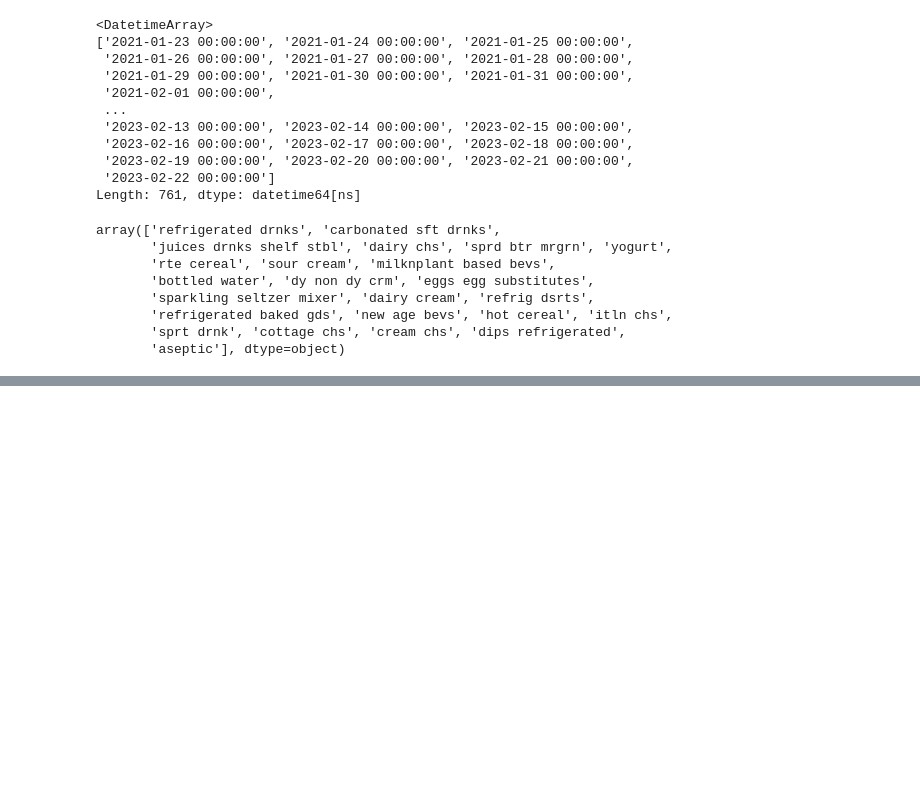
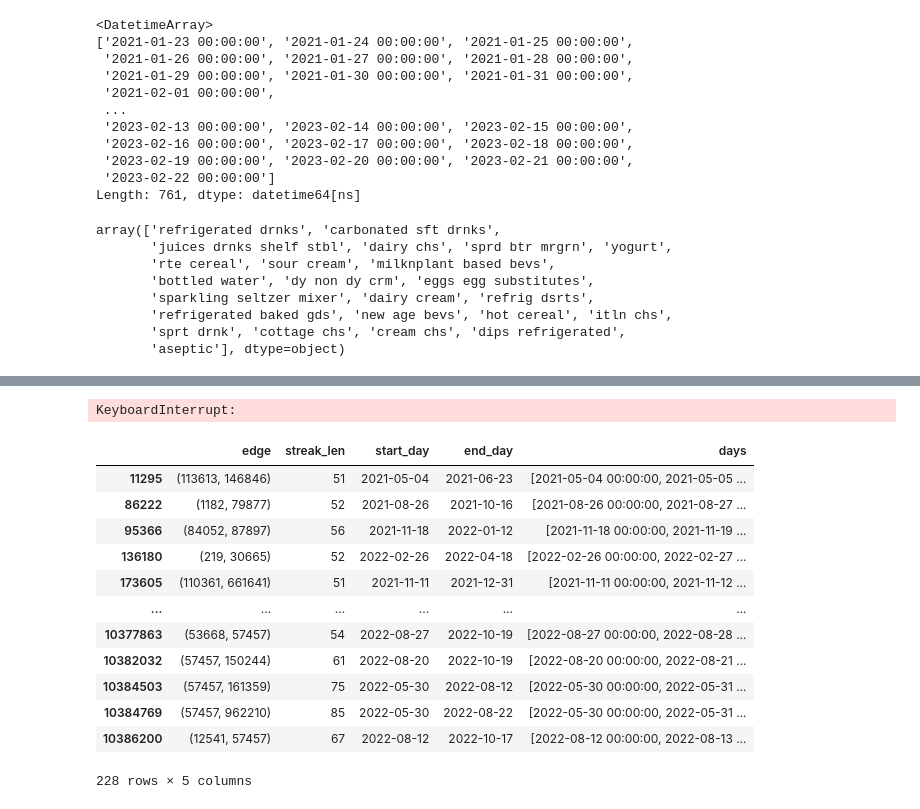
Before and after one commit to up202108724/Dissertation25-26, a Jupyter notebook: gnn_exercise.ipynb, the cells around one changed output, grey strips where cells are left out. Cells and saved outputs as stored; diff of their text form; code cells hidden in the pictures; blank space fills up the shorter version.

```diff
--- a/gnn_exercise.ipynb
+++ b/gnn_exercise.ipynb
@@ -283,33 +281,0 @@ Summary for variable A (dense adjacency):
-# %%
-
-
-# Build a per-day summary DataFrame using graphs_by_date (if available)
-if 'graphs_by_date' in globals():
-    rows = []
-    for day, data in sorted(graphs_by_date.items()):
-        # build dense adjacency for this day's graph (to_dense_adj already imported in notebook)
-        dense = to_dense_adj(data.edge_index, max_num_nodes=data.num_nodes).squeeze(0)
-        s = summarize_dense_adj(dense)
-        s["date"] = day
-        rows.append(s)
-
-    df_graph_stats = pd.DataFrame(rows).set_index("date").sort_index()
-    # show a compact set of columns
-    display_cols = ["num_nodes", "num_edges", "density", "avg_degree", "median_degree", "max_degree", "num_isolates"]
-    print("\nPer-day graph statistics (first 10 rows):")
-    display(df_graph_stats[display_cols].head(10))
-else:
-    print("graphs_by_date is not available in this environment.")
-
-# Optional: show degree distribution plot for A (requires matplotlib; will use if already available)
-try:
-    import matplotlib.pyplot as plt
-    deg = (A.clone().cpu().to(torch.float32).fill_diagonal_(0).sum(dim=1).numpy())
-    plt.figure(figsize=(6,3))
-    plt.hist(deg, bins=50)
-    plt.title("Degree distribution (A)")
-    plt.xlabel("degree")
-    plt.ylabel("count")
-    plt.show()
-except Exception:
-    pass
@@ -330,0 +424,21 @@ Per-day graph statistics (first 10 rows):
+# %%
+edge_sets = get_daily_edge_sets_item_ids(graphs_by_date_eq_units,df)  # or your other graphs
+edge_persistence = compute_edge_persistence(edge_sets, require_consecutive_days=True)
+# %% [output]
+KeyboardInterrupt:
+# %%
+edge_persistence[edge_persistence["streak_len" ]>50]
+# %% [output]
+|  | edge | streak_len | start_day | end_day | days |
+| 11295 | (113613, 146846) | 51 | 2021-05-04 | 2021-06-23 | [2021-05-04 00:00:00, 2021-05-05 ... |
+| 86222 | (1182, 79877) | 52 | 2021-08-26 | 2021-10-16 | [2021-08-26 00:00:00, 2021-08-27 ... |
+| 95366 | (84052, 87897) | 56 | 2021-11-18 | 2022-01-12 | [2021-11-18 00:00:00, 2021-11-19 ... |
+| 136180 | (219, 30665) | 52 | 2022-02-26 | 2022-04-18 | [2022-02-26 00:00:00, 2022-02-27 ... |
+| 173605 | (110361, 661641) | 51 | 2021-11-11 | 2021-12-31 | [2021-11-11 00:00:00, 2021-11-12 ... |
+| ... | ... | ... | ... | ... | ... |
+| 10377863 | (53668, 57457) | 54 | 2022-08-27 | 2022-10-19 | [2022-08-27 00:00:00, 2022-08-28 ... |
+| 10382032 | (57457, 150244) | 61 | 2022-08-20 | 2022-10-19 | [2022-08-20 00:00:00, 2022-08-21 ... |
+| 10384503 | (57457, 161359) | 75 | 2022-05-30 | 2022-08-12 | [2022-05-30 00:00:00, 2022-05-31 ... |
+| 10384769 | (57457, 962210) | 85 | 2022-05-30 | 2022-08-22 | [2022-05-30 00:00:00, 2022-05-31 ... |
+| 10386200 | (12541, 57457) | 67 | 2022-08-12 | 2022-10-17 | [2022-08-12 00:00:00, 2022-08-13 ... |
+228 rows × 5 columns
```
Also changed, not shown: parts of 22 cells of this notebook, 5 other files.
